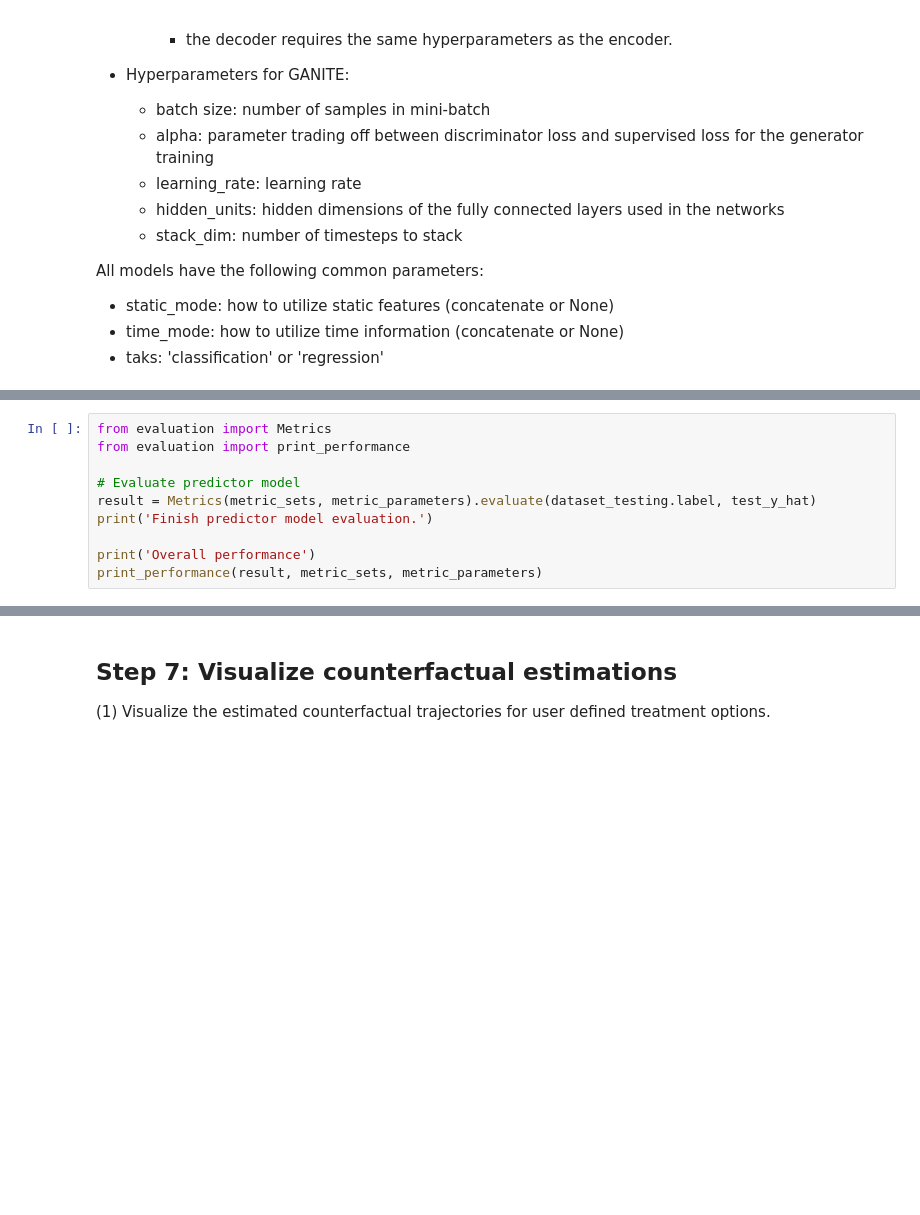
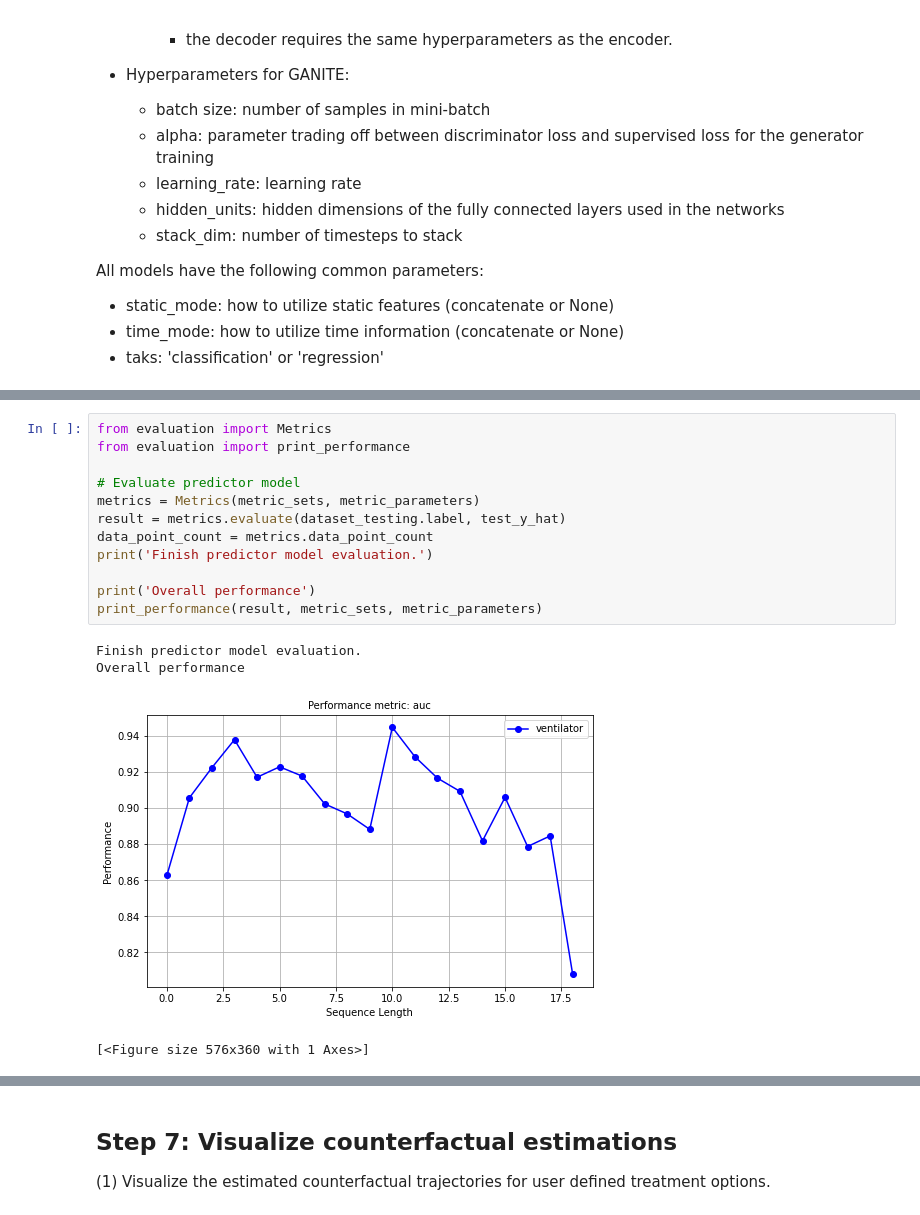
Before and after one commit to vanderschaarlab/clairvoyance, a Jupyter notebook: tutorial/tutorial_treatments.ipynb, the cells around one changed output, grey strips where cells are left out. Drawn from its saved outputs; the diff is of its cells as text; blank space fills up the shorter version.

```diff
--- a/tutorial/tutorial_treatments.ipynb
+++ b/tutorial/tutorial_treatments.ipynb
@@ -373,10 +390,17 @@ print('Finish treatment effects model training and testing.')
 # %%
 from evaluation import Metrics
 from evaluation import print_performance
 
 # Evaluate predictor model
-result = Metrics(metric_sets, metric_parameters).evaluate(dataset_testing.label, test_y_hat)
+metrics = Metrics(metric_sets, metric_parameters)
+result = metrics.evaluate(dataset_testing.label, test_y_hat)
+data_point_count = metrics.data_point_count
 print('Finish predictor model evaluation.')
 
 print('Overall performance')
 print_performance(result, metric_sets, metric_parameters)
+# %% [output]
+Finish predictor model evaluation.
+Overall performance
+[figure, added]
+[<Figure size 576x360 with 1 Axes>]
```
Also changed, not shown: parts of 8 cells of this notebook, 5 other files.
